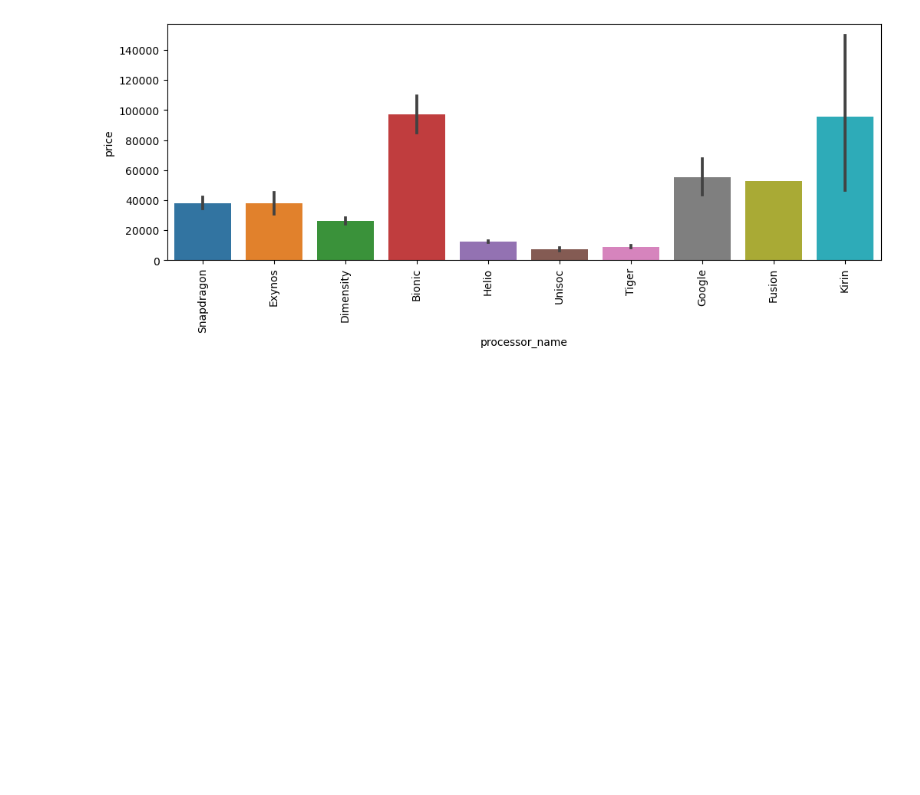
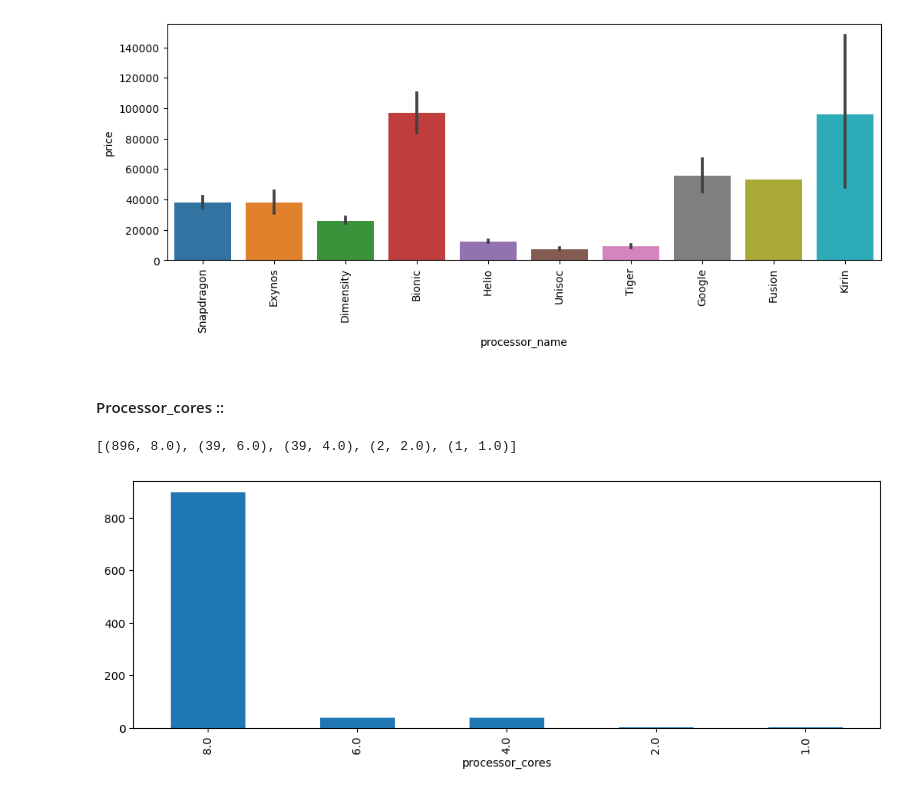
Before and after one commit to DeepeshIITdh/Tech-Items-Price-Predictor, a Jupyter notebook: Smartphones_Price_Predictor_EDA.ipynb, the cells around one changed output. Cells and saved outputs as stored; diff of their text form; code cells hidden in the pictures; blank space fills up the shorter version.

```diff
--- a/Smartphones_Price_Predictor_EDA.ipynb
+++ b/Smartphones_Price_Predictor_EDA.ipynb
@@ -79,12 +79,11 @@ Data columns (total 23 columns):
  22  price                  1018 non-null   int64
 dtypes: float64(6), int64(8), object(9)
 memory usage: 183.1+ KB
-# %%
-# vertu is clearly a outlier
-df.drop([430],axis=0,inplace=True)
+# %%
+# vertu smartphone is clearly a outlier
+# remove it for better analysis
+df.drop([480],inplace=True)
 # %% [markdown]
 ## Exploratory Data Analysis :
 # %% [markdown]
 ### 1. Brand :
-# %%
-df['brand'] = df['brand'].str.replace('itel','Itel')
@@ -164,3 +142,13 @@ plt.xticks(rotation='vertical')
 plt.show()
 # %% [output]
 [figure]
+# %% [markdown]
+#### Processor_cores ::
+# %%
+plt.figure(figsize=(12,4))
+print([(df['processor_cores'].value_counts().values[i],df['processor_cores'].value_counts().index[i]) for i in range(5)])
+df['processor_cores'].value_counts().plot(kind='bar')
+plt.show()
+# %% [output]
+[(896, 8.0), (39, 6.0), (39, 4.0), (2, 2.0), (1, 1.0)]
+[figure, added]
```
Also changed, not shown: parts of 18 cells of this notebook, 2 other files.
